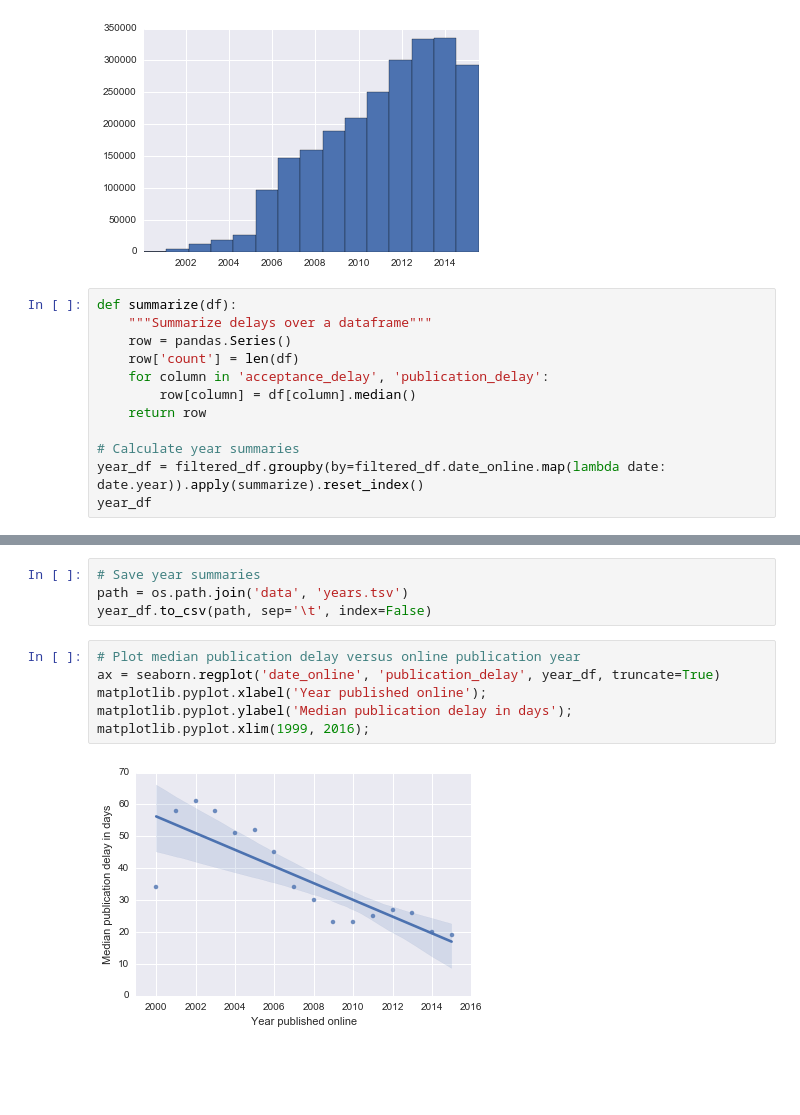
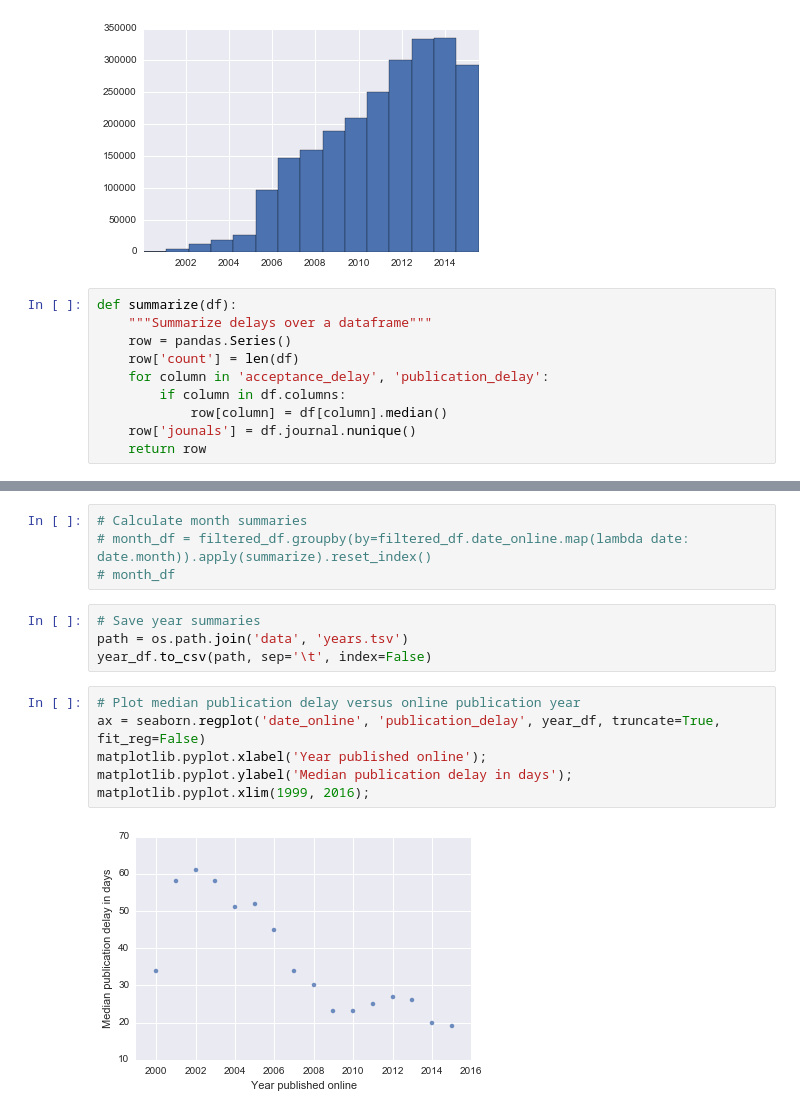
Before and after one commit to dhimmel/delays, a Jupyter notebook: visualize.ipynb, the cells around one changed output, grey strips where cells are left out. Drawn from its saved outputs; the diff is of its cells as text; blank space fills up the shorter version.

```diff
--- a/visualize.ipynb
+++ b/visualize.ipynb
@@ -33,9 +32,7 @@ def summarize(df):
     row = pandas.Series()
     row['count'] = len(df)
     for column in 'acceptance_delay', 'publication_delay':
-        row[column] = df[column].median()
+        if column in df.columns:
+            row[column] = df[column].median()
+    row['jounals'] = df.journal.nunique()
     return row
-
-# Calculate year summaries
-year_df = filtered_df.groupby(by=filtered_df.date_online.map(lambda date: date.year)).apply(summarize).reset_index()
-year_df
@@ -60,14 +61,18 @@ year_df
+# %%
+# Calculate month summaries
+# month_df = filtered_df.groupby(by=filtered_df.date_online.map(lambda date: date.month)).apply(summarize).reset_index()
+# month_df
 # %%
 # Save year summaries
 path = os.path.join('data', 'years.tsv')
 year_df.to_csv(path, sep='\t', index=False)
 # %%
 # Plot median publication delay versus online publication year
-ax = seaborn.regplot('date_online', 'publication_delay', year_df, truncate=True)
+ax = seaborn.regplot('date_online', 'publication_delay', year_df, truncate=True, fit_reg=False)
 matplotlib.pyplot.xlabel('Year published online');
 matplotlib.pyplot.ylabel('Median publication delay in days');
 matplotlib.pyplot.xlim(1999, 2016);
 # %% [output]
-[figure, old version]
+[figure, new version]
 # %%
 # Plot median acceptance delay versus online publication year
```
Also changed, not shown: parts of 13 cells of this notebook.
